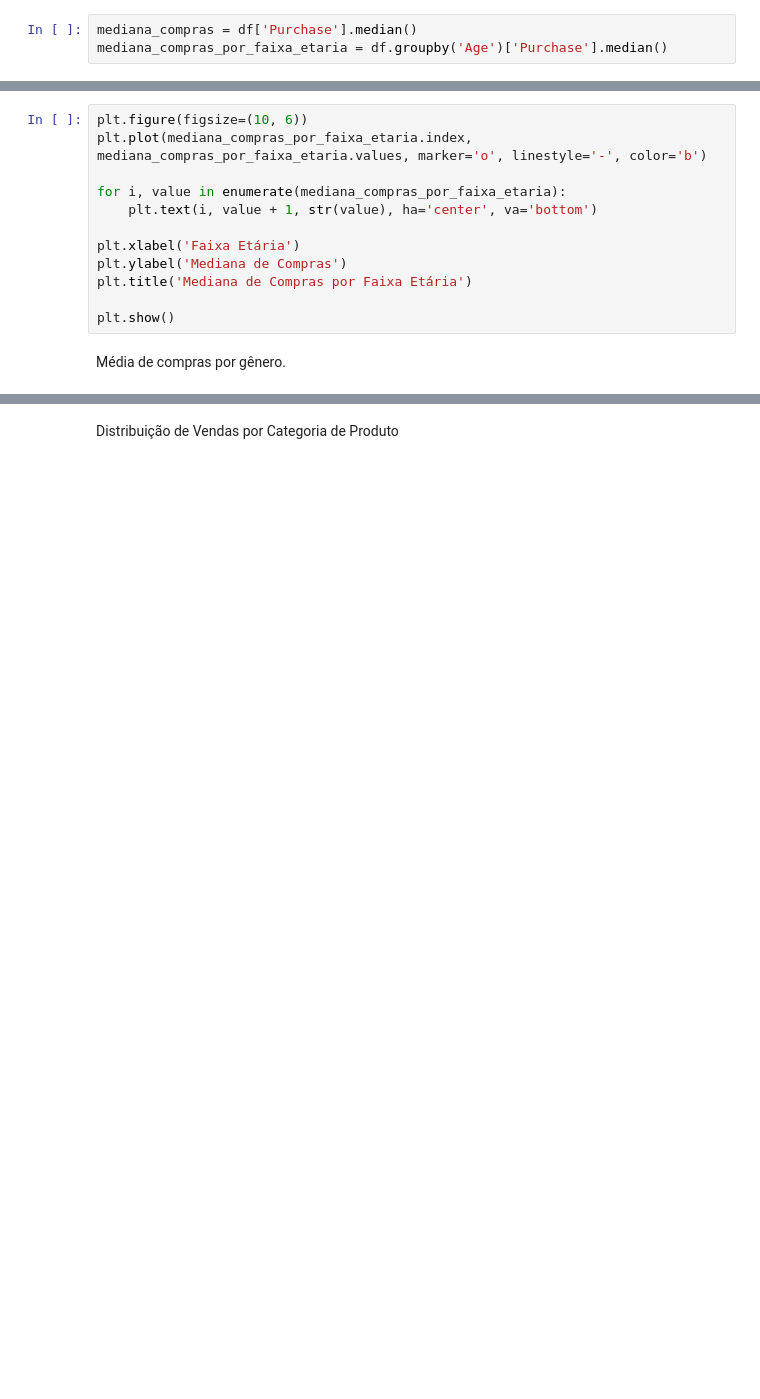
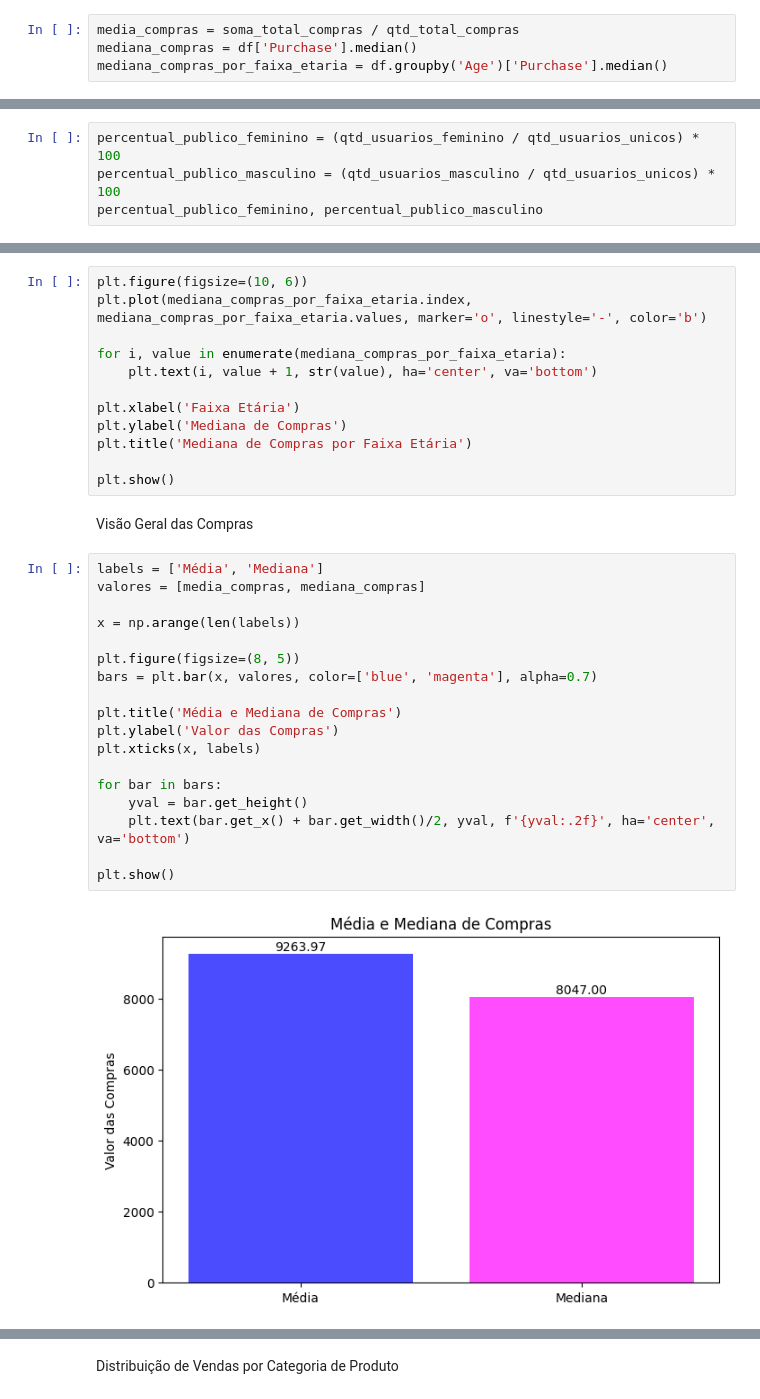
Before and after one commit to annecarv/infity_ds_project, a Jupyter notebook: notebooks/main.ipynb, the cells around one changed output, grey strips where cells are left out. Drawn from its saved outputs; the diff is of its cells as text; blank space fills up the shorter version.

```diff
--- a/notebooks/main.ipynb
+++ b/notebooks/main.ipynb
@@ -43,3 +114,4 @@ qtd_usuarios_por_cidade = df.groupby('Product_ID')['User_ID'].nunique().reset_in
 # %%
+media_compras = soma_total_compras / qtd_total_compras
 mediana_compras = df['Purchase'].median()
 mediana_compras_por_faixa_etaria = df.groupby('Age')['Purchase'].median()
@@ -48,0 +160,4 @@ percentual_publico_masculino = (qtd_publico_masculino / qtd_clientes_unicos) * 1
+# %%
+percentual_publico_feminino = (qtd_usuarios_feminino / qtd_usuarios_unicos) * 100
+percentual_publico_masculino = (qtd_usuarios_masculino / qtd_usuarios_unicos) * 100
+percentual_publico_feminino, percentual_publico_masculino
@@ -331,8 +626,28 @@ plt.ylabel('Mediana de Compras')
 plt.title('Mediana de Compras por Faixa Etária')
 
 plt.show()
-# %% [markdown]
-Média de compras por gênero.
+# %% [markdown]
+Visão Geral das Compras
+# %%
+labels = ['Média', 'Mediana']
+valores = [media_compras, mediana_compras]
+
+x = np.arange(len(labels))
+
+plt.figure(figsize=(8, 5))
+bars = plt.bar(x, valores, color=['blue', 'magenta'], alpha=0.7)
+
+plt.title('Média e Mediana de Compras')
+plt.ylabel('Valor das Compras')
+plt.xticks(x, labels)
+
+for bar in bars:
+    yval = bar.get_height()
+    plt.text(bar.get_x() + bar.get_width()/2, yval, f'{yval:.2f}', ha='center', va='bottom')
+
+plt.show()
+# %% [output]
+[figure, added]
 # %%
 
 fig, ax = plt.subplots(figsize=(8, 6))
```
Also changed, not shown: parts of 57 cells of this notebook, 6 other files.
